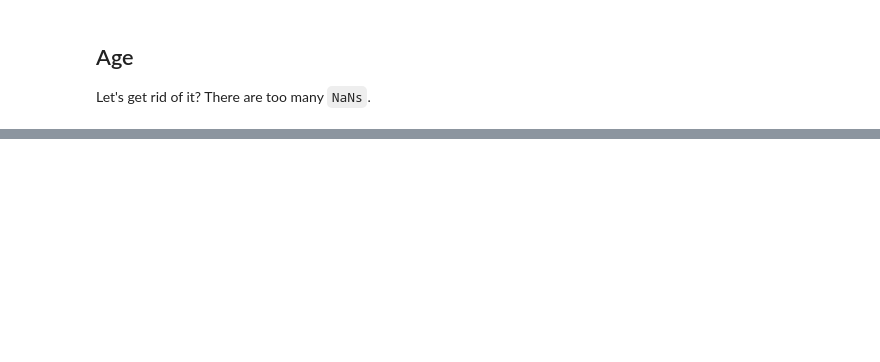
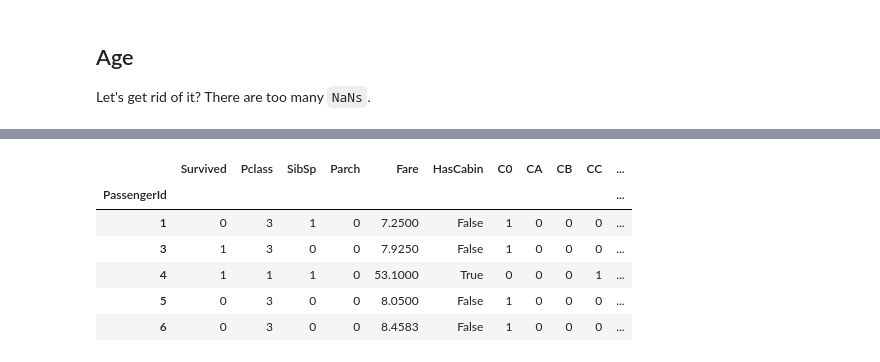
Before and after one commit to mehemken/kaggle, a Jupyter notebook: titanic_2/explore_&_visualize.ipynb, the cells around one changed output, grey strips where cells are left out. Cells and saved outputs as stored; diff of their text form; code cells hidden in the pictures; blank space fills up the shorter version.

```diff
--- a/titanic_2/explore_&_visualize.ipynb
+++ b/titanic_2/explore_&_visualize.ipynb
@@ -160,0 +236,10 @@ array(['A10', 'A14', 'A16', 'A20', 'A23', 'A24', 'A26', 'A31', 'A32',
+# %%
+df.head()
+# %% [output]
+|  | Survived | Pclass | SibSp | Parch | Fare | HasCabin | C0 | CA | CB | CC | ... |
+| PassengerId |  |  |  |  |  |  |  |  |  |  | ... |
+| 1 | 0 | 3 | 1 | 0 | 7.2500 | False | 1 | 0 | 0 | 0 | ... |
+| 3 | 1 | 3 | 0 | 0 | 7.9250 | False | 1 | 0 | 0 | 0 | ... |
+| 4 | 1 | 1 | 1 | 0 | 53.1000 | True | 0 | 0 | 0 | 1 | ... |
+| 5 | 0 | 3 | 0 | 0 | 8.0500 | False | 1 | 0 | 0 | 0 | ... |
+| 6 | 0 | 3 | 0 | 0 | 8.4583 | False | 1 | 0 | 0 | 0 | ... |
```
Also changed, not shown: parts of 27 cells of this notebook, 1 other file.
